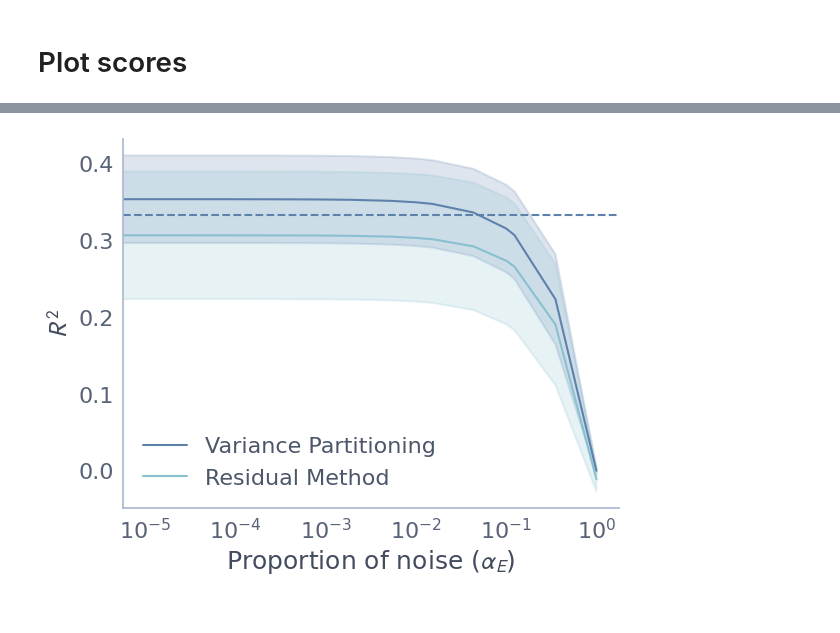
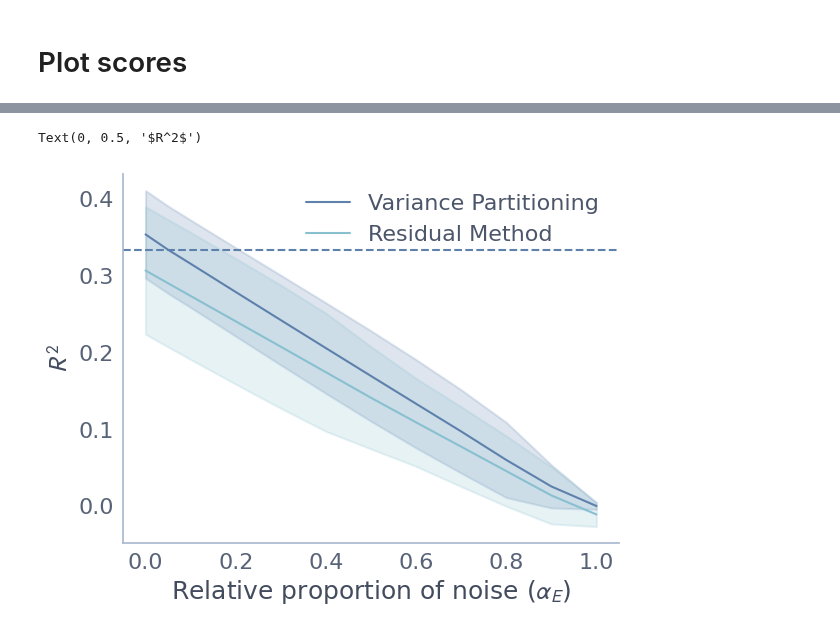
Before and after one commit to leo-schultheiss/compare_variance_residual, a Jupyter notebook: compare_variance_residual/plot_noise_levels.ipynb, the cells around one changed output, grey strips where cells are left out. Saved outputs shown, nothing was run; the diff lists cells and outputs as text; code cells hidden in the pictures.

Commit message:
update noise plot

```diff
--- a/compare_variance_residual/plot_noise_levels.ipynb
+++ b/compare_variance_residual/plot_noise_levels.ipynb
@@ -136,9 +146,9 @@ vp.head()
 # %%
 sns.lineplot(data=vp, x='noise_target', y='vp_x1_unique_score', label='Variance Partitioning', errorbar='sd')
 sns.lineplot(data=rm, x='noise_target', y='rm_x1_unique_score', label='Residual Method', errorbar='sd')
 plt.axhline(scalars[1], linestyle='--', label='true unique variance')
-plt.xlabel(r"Proportion of noise ($\alpha_E$)")
+plt.xlabel(r"Relative proportion of noise ($\alpha_E$)")
 plt.ylabel(r"$R^2$")
-plt.xscale('log')
 # %% [output]
+Text(0, 0.5, '$R^2$')
-[figure, old version]
+[figure, new version]
```
Also changed, not shown: parts of 2 cells of this notebook.
